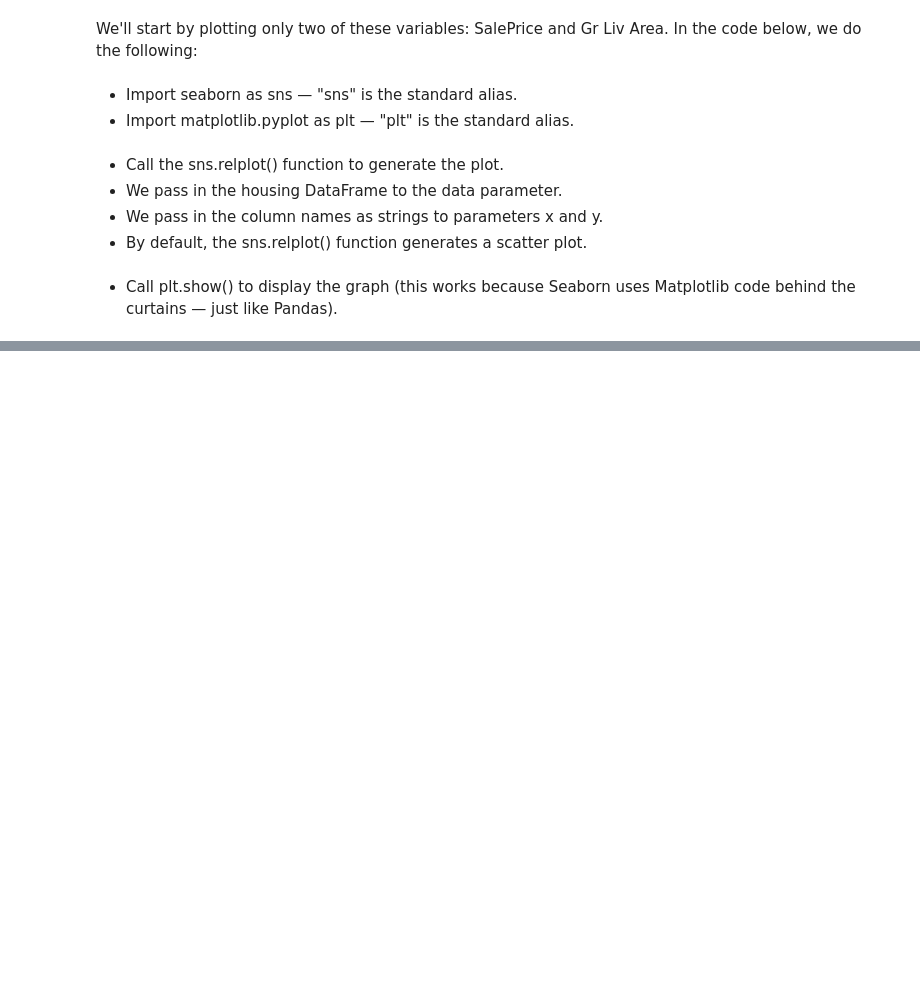
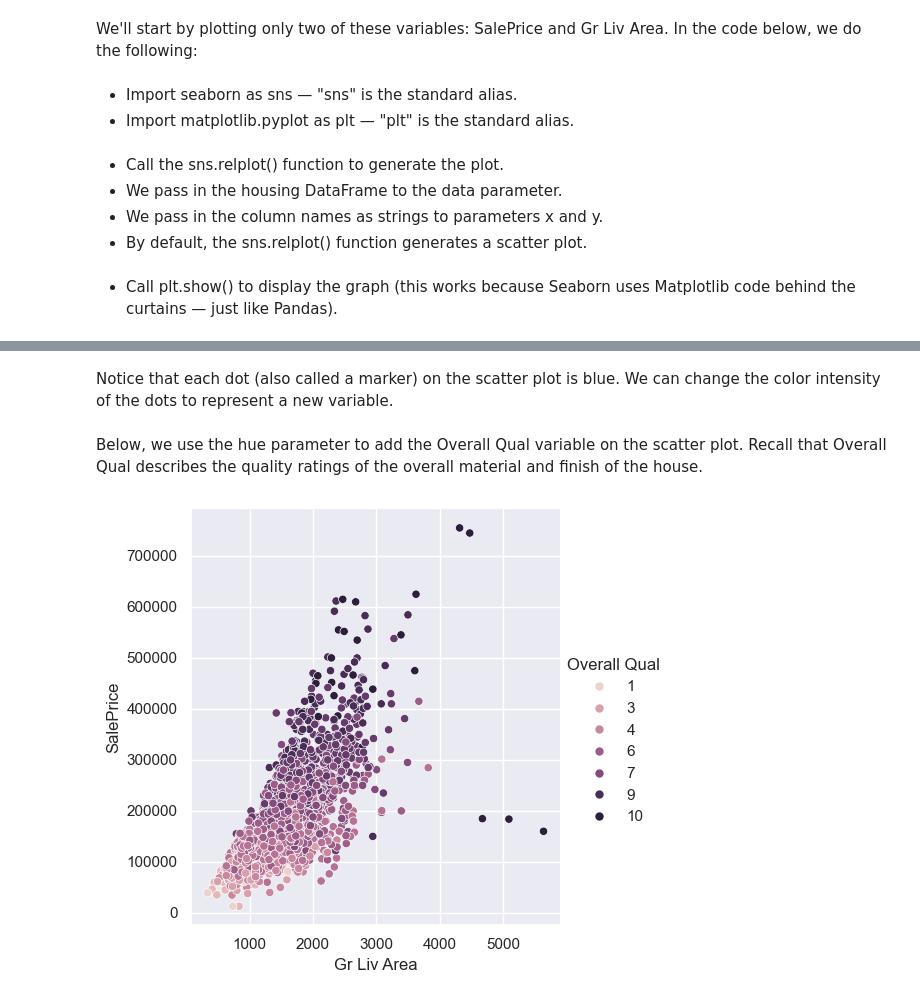
Before and after one commit to Sunday-Okey/Data-Scientist-in-Python, a Jupyter notebook: Data Analysis and Visualization/Data Visualization/Relational Plots and Multiple Variables.ipynb, the cells around one changed output, grey strips where cells are left out. Cells and saved outputs as stored; diff of their text form; code cells hidden in the pictures; blank space fills up the shorter version.

```diff
--- a/Data Analysis and Visualization/Data Visualization/Relational Plots and Multiple Variables.ipynb
+++ b/Data Analysis and Visualization/Data Visualization/Relational Plots and Multiple Variables.ipynb
@@ -107,0 +129,10 @@ plt.show()
+# %% [markdown]
+Notice that each dot (also called a marker) on the scatter plot is blue. We can change the color intensity of the dots to represent a new variable.
+# %% [markdown]
+Below, we use the hue parameter to add the Overall Qual variable on the scatter plot. Recall that Overall Qual describes the quality ratings of the overall material and finish of the house.
+# %%
+sns.relplot(data=housing, x='Gr Liv Area', y='SalePrice',
+           hue='Overall Qual')
+plt.show()
+# %% [output]
+[figure, added]
```
Also changed, not shown: parts of 51 cells of this notebook, 2 other files.
